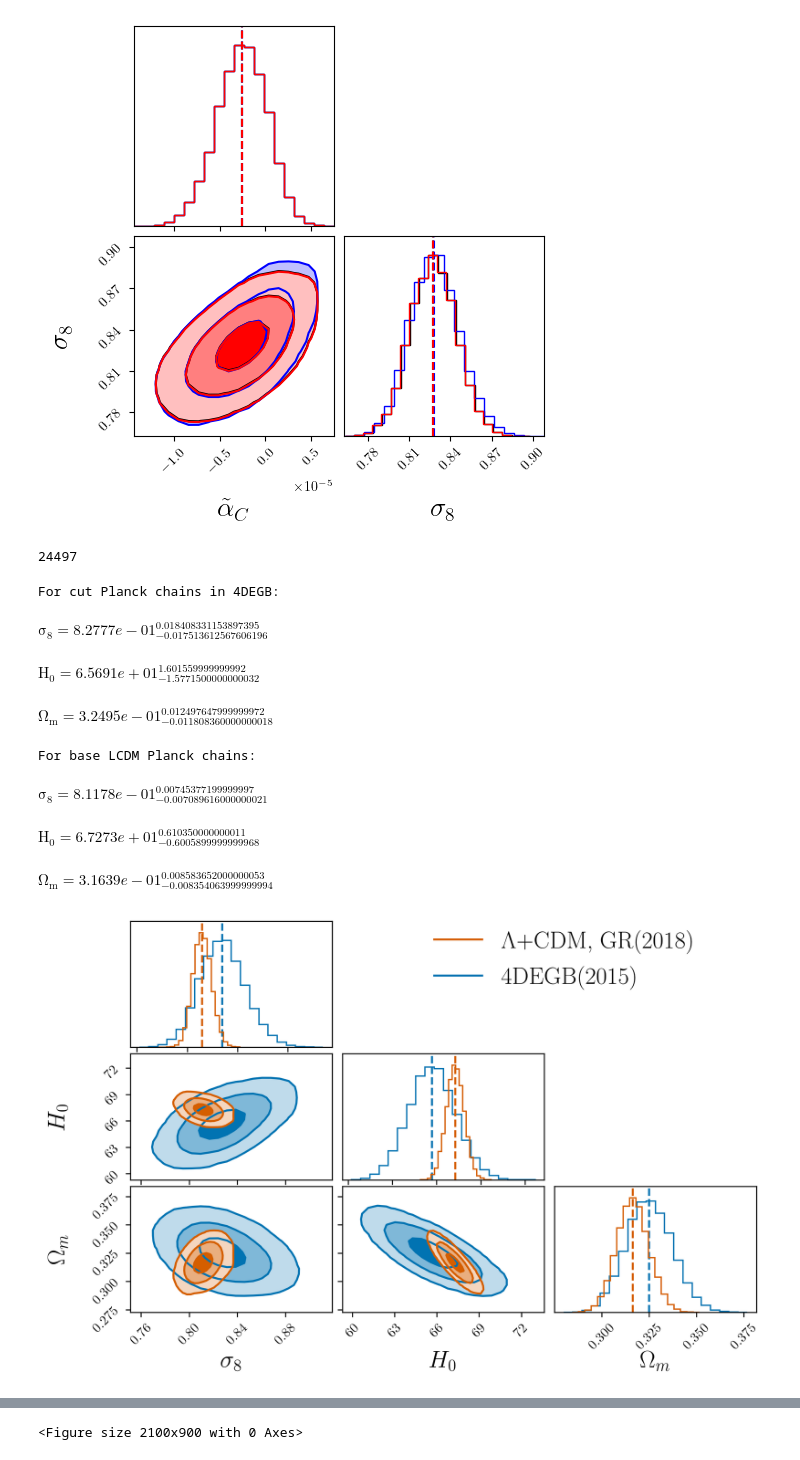
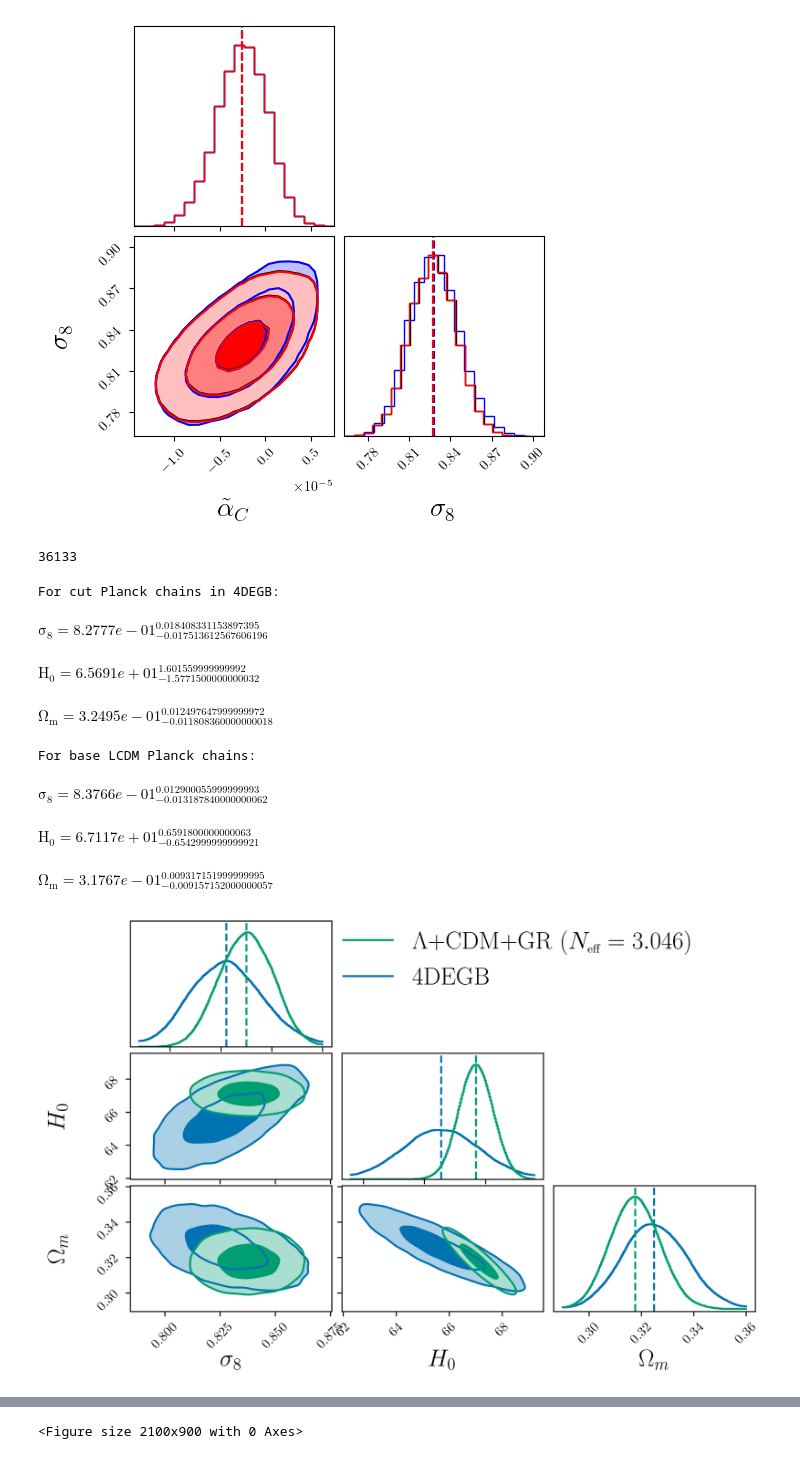
Before and after one commit to CarolaZano/4DEGB-tests, a Jupyter notebook: growth_rate/4DEGB_growthrate_zeroalpha-correctBC-no_k_approx-2015results.ipynb, the cells around one changed output, grey strips where cells are left out. Drawn from its saved outputs; the diff is of its cells as text; code cells hidden in the pictures.

```diff
--- a/growth_rate/4DEGB_growthrate_zeroalpha-correctBC-no_k_approx-2015results.ipynb
+++ b/growth_rate/4DEGB_growthrate_zeroalpha-correctBC-no_k_approx-2015results.ipynb
@@ -1185,7 +1320,7 @@ cosmo = ccl.core.Cosmology(Omega_c=cosmo1[0],
 
 k = np.logspace(-2,7,150) # in Mpc^-1
 # Decide on some coordinate times
-x = np.linspace( -10, 0 , 100)
+x = np.linspace( 0, -10 , 100)
 a = np.exp(x)
 
 cosmo_val = [cosmo1[0] , cosmo1[1], 0 ,Omg_r1 , 0]
@@ -1239,7 +1378,7 @@ Omg_r_LCDM = 2.47282e-5*1e4/H0**2
 cosmo = [w_c*1e4/H0**2 , w_b*1e4/H0**2, 0 ,Omg_r_actual , Omg_r - Omg_r_LCDM]
 
 # k range over which to integrate
-k_val = np.logspace(-5,2,300) # in Mpc^-1
+k_val = np.logspace(-2,4,300) # in Mpc^-1
 # Decide on some coordinate times
 a_val = np.array([1/1101,1])
 z_val = 1/a_val - 1
@@ -1902,29 +2074,29 @@ fig.show()
 <Figure size 2100x900 with 0 Axes>
 [figure]
 # %%
-# Compare to LCDM Planck chains
+# Compare to LCDM Planck chains - 2015
 
 # Import the datafiles
-content1 = pd.read_table('base_plikHM_TTTEEE_lowl_lowE_1.txt', delim_whitespace=True, header=None)
-content2 = pd.read_table('base_plikHM_TTTEEE_lowl_lowE_2.txt', delim_whitespace=True, header=None)
-content3 = pd.read_table('base_plikHM_TTTEEE_lowl_lowE_3.txt', delim_whitespace=True, header=None)
-content4 = pd.read_table('base_plikHM_TTTEEE_lowl_lowE_4.txt', delim_whitespace=True, header=None)
+content1 = pd.read_table('base_plikHM_TTTEEE_tau07_1.txt', delim_whitespace=True, header=None)
+content2 = pd.read_table('base_plikHM_TTTEEE_tau07_2.txt', delim_whitespace=True, header=None)
+content3 = pd.read_table('base_plikHM_TTTEEE_tau07_3.txt', delim_whitespace=True, header=None)
+content4 = pd.read_table('base_plikHM_TTTEEE_tau07_4.txt', delim_whitespace=True, header=None)
 
 # get data for N_eff, sigma_8 and H_0
 # N_eff = array[6+1], H_0 = array[30+1], sigma8 = array[36+1]
 
 # This means the first two are probably not params, given there are 99 in total
 
-H0_base = np.append(np.append(np.append(content1[29],content2[29]),content3[29]),content4[29])
-sigma8_base = np.append(np.append(np.append(content1[35],content2[35]),content3[35]),content4[35])
-Omega_m_Planck_base = np.append(np.append(np.append(content1[31],content2[31]),content3[31]),content4[31])
+H0_base = np.append(np.append(np.append(content1[35],content2[35]),content3[35]),content4[35])
+sigma8_base = np.append(np.append(np.append(content1[41],content2[41]),content3[41]),content4[41])
+Omega_m_Planck_base = np.append(np.append(np.append(content1[37],content2[37]),content3[37]),content4[37])
 
 
 del content1, content2,content3,content4
 # %%
 print(len(H0_base))
 # %% [output]
-24497
+36133
 # %%
 # Processed results
 fig = plt.figure(figsize=(8,5),dpi =300)
@@ -1932,33 +2104,41 @@ fig = plt.figure(figsize=(8,5),dpi =300)
 CORNER_KWARGS_cut = dict(
     show_titles=False,
     quantiles=[0.50],
-    weights = np.ones(len(Omg_r_cut)) * (len(H0_base) / len(Omg_r_cut)),
+    weights = np.ones(len(H0_cut)) * (len(H0_base) / len(H0_cut)),
     fontsize=8,
-    smooth = True,
+    bins=200,
+    smooth = 6,
+    smooth1d = 6,
     fill_contours=True,
-    levels=(1 - np.exp(-0.5), 1 - np.exp(-2), 1 - np.exp(-9 / 2.)),
+    levels=(1 - np.exp(-0.5), 1 - np.exp(-2)),
     plot_datapoints=False,
     label_kwargs=dict(fontsize=18),
-    title_kwargs=dict(fontsize=18)
+    title_kwargs=dict(fontsize=18),
+    max_n_ticks =4,
+    range=[(0.785,0.875), (62,69.5), (0.29,0.36)]
 )
 
 CORNER_KWARGS = dict(
     show_titles=False,
     quantiles=[0.50],
     fontsize=8,
-    smooth = True,
+    bins=200,
+    smooth = 6,
+    smooth1d = 6,
     fill_contours=True,
-    levels=(1 - np.exp(-0.5), 1 - np.exp(-2), 1 - np.exp(-9 / 2.)),
+    levels=(1 - np.exp(-0.5), 1 - np.exp(-2)),
     plot_datapoints=False,
     label_kwargs=dict(fontsize=18),
-    title_kwargs=dict(fontsize=18)
+    title_kwargs=dict(fontsize=18),
+    max_n_ticks=4,
+    range=[(0.785,0.875), (62,69.5), (0.29,0.36)]
 )
 
 
 flat_samples = pd.DataFrame(np.array([avg_S8,H0_cut,Omega_m_Planck_cut]).T,
                             columns = [r"\sigma_8",r"H_0", r"\Omega_m"])
 
-corner.corner(flat_samples,fig=fig,**CORNER_KWARGS_cut, labels=[r"$\sigma_8$",r"$H_0$", r"$\Omega_m$"], color = col[0])
+corner.corner(flat_samples,fig=fig,**CORNER_KWARGS_cut, labels=[r"$\sigma_8$",r"$H_0$", r"$\Omega_m$"], color = col.as_hex()[0])
 
 print("For cut Planck chains in 4DEGB:")
 
@@ -1973,40 +2153,41 @@ for i in range(len(np.array(flat_samples).T)):
 flat_samples = pd.DataFrame(np.array([sigma8_base,H0_base,Omega_m_Planck_base]).T,
                             columns = [r"\sigma_8",r"H_0", r"\Omega_m"])
 
-corner.corner(flat_samples,fig=fig,**CORNER_KWARGS, labels=[r"$\sigma_8$",r"$H_0$", r"$\Omega_m$"], color = col[3])
+corner.corner(flat_samples,fig=fig,**CORNER_KWARGS, labels=[r"$\sigma_8$",r"$H_0$", r"$\Omega_m$"], color = col.as_hex()[2])
 
 print("For base LCDM Planck chains:")
 
 for i in range(len(np.array(flat_samples).T)):
     mcmc = np.percentile(np.array(flat_samples)[:, i], [16, 50, 84])
     q = np.diff(mcmc)
     txt = "\mathrm{{{3}}} = {0:.4e}_{{-{1}}}^{{{2}}}"
     txt = txt.format(mcmc[1], (q[0]), \
                      (q[1]), flat_samples.columns[i])
     display(Math(txt))
 
+
 plt.legend(
         handles=[
-            mlines.Line2D([], [], color=[col[3],col[0]][i], label=[r"$\Lambda\textrm{+CDM, GR} (2018)$",\
-                                                                 r"$\textrm{4DEGB} (2015)$"][i])
+            mlines.Line2D([], [], color=[col[2],col[0]][i], label=[r"$\Lambda\textrm{+CDM+GR }(N_{\small\textrm{eff}}=3.046)$",\
+                                                                 r"$\textrm{4DEGB }$"][i])
             for i in range(2)
         ],
-        fontsize=18, frameon=False,
+        fontsize=18.5, frameon=False,
         bbox_to_anchor=(0.8, 3.2), loc="upper right"
     )
 
 
 #fig.suptitle(r'$\textrm{(Preliminary)}$',x=0.22,y=1,size=18)
 #plt.savefig("Cornerplot_zeroalpha_Planck_base2015.pdf")
 
 fig.show()
 # %% [output]
 For cut Planck chains in 4DEGB:
 $\displaystyle \mathrm{\sigma_8} = 8.2777e-01_{-0.017513612567606196}^{0.018408331153897395}$
 $\displaystyle \mathrm{H_0} = 6.5691e+01_{-1.5771500000000032}^{1.601559999999992}$
 $\displaystyle \mathrm{\Omega_m} = 3.2495e-01_{-0.011808360000000018}^{0.012497647999999972}$
 For base LCDM Planck chains:
-$\displaystyle \mathrm{\sigma_8} = 8.1178e-01_{-0.007089616000000021}^{0.00745377199999997}$
+$\displaystyle \mathrm{\sigma_8} = 8.3766e-01_{-0.013187840000000062}^{0.012900055999999993}$
-$\displaystyle \mathrm{H_0} = 6.7273e+01_{-0.6005899999999968}^{0.610350000000011}$
+$\displaystyle \mathrm{H_0} = 6.7117e+01_{-0.6542999999999921}^{0.6591800000000063}$
-$\displaystyle \mathrm{\Omega_m} = 3.1639e-01_{-0.008354063999999994}^{0.008583652000000053}$
+$\displaystyle \mathrm{\Omega_m} = 3.1767e-01_{-0.009157152000000057}^{0.009317151999999995}$
-[figure, old version]
+[figure, new version]
```
Also changed, not shown: parts of 57 cells of this notebook, 3 other files.
